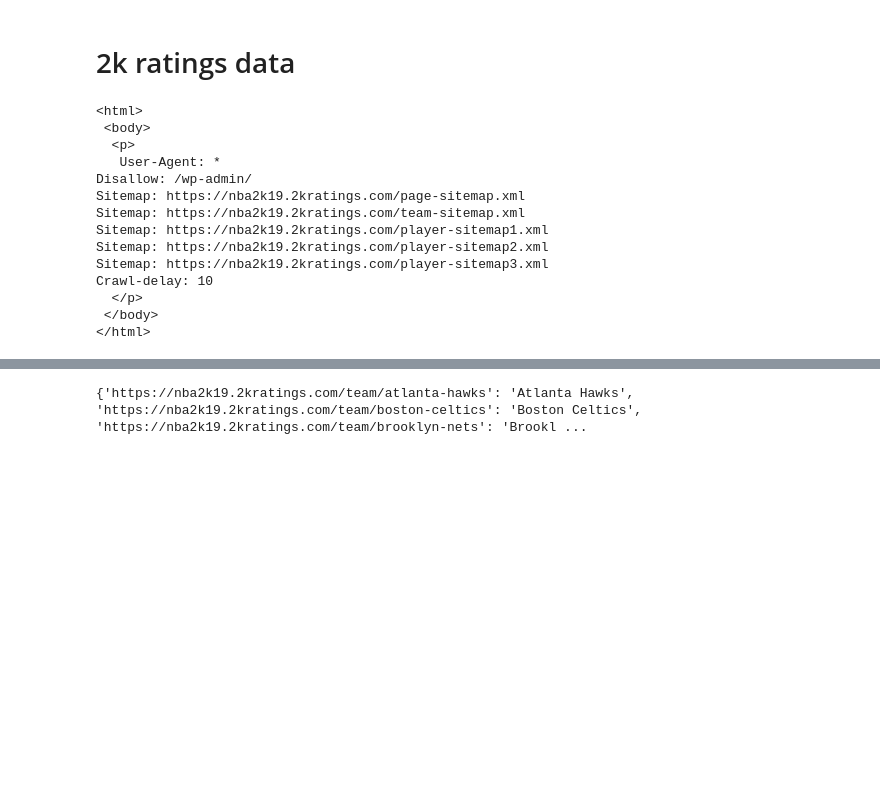
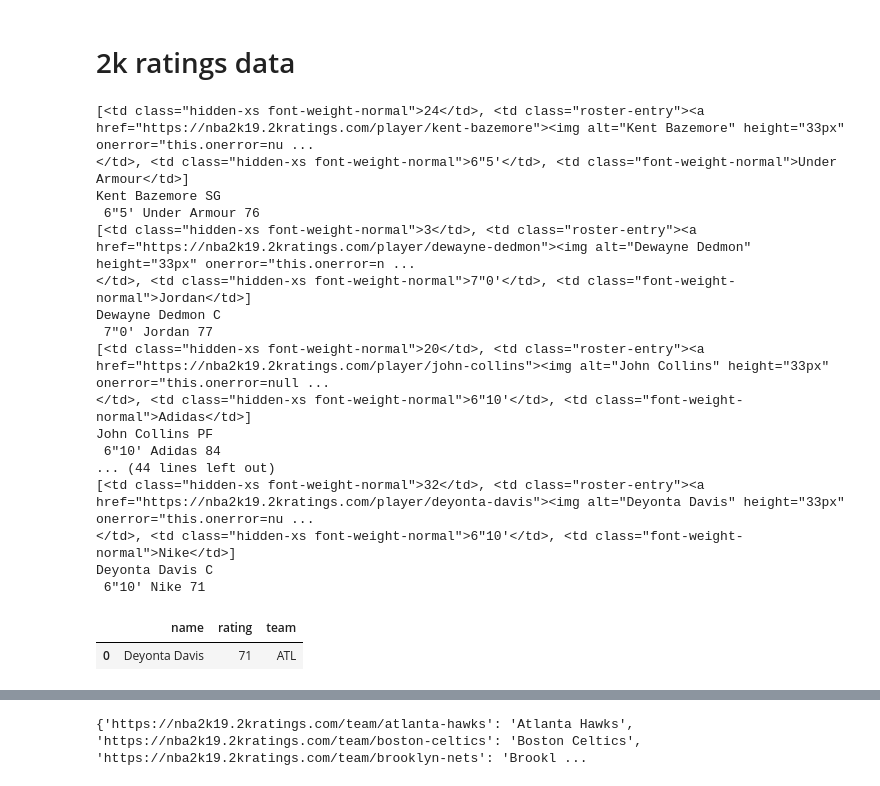
Before and after one commit to rtrinchet/NBA-2K-ratings, a Jupyter notebook: Notebooks/Get_data_2k_plus_stats.ipynb, the cells around one changed output, grey strips where cells are left out. Saved outputs shown, nothing was run; the diff lists cells and outputs as text; code cells hidden in the pictures; blank space fills up the shorter version.

Commit message:
Structure crawler functions

```diff
--- a/Notebooks/Get_data_2k_plus_stats.ipynb
+++ b/Notebooks/Get_data_2k_plus_stats.ipynb
@@ -19,26 +19,56 @@ url="https://nba2k19.2kratings.com"
 
 # robots.txt
 
-def check_robots_txt(url):
-  url_robots = url + '/robots.txt'
-  page = requests.get(url_robots)
-  soup = BeautifulSoup(page.content, 'lxml')
-  print(soup.prettify())
+# def check_robots_txt(url):
+#   url_robots = url + '/robots.txt'
+#   page = requests.get(url_robots)
+#   soup = BeautifulSoup(page.content, 'lxml')
+#   print(soup.prettify())
 
 
-check_robots_txt(url)
+# check_robots_txt(url)
-# %% [output]
-<html>
- <body>
-  <p>
-   User-Agent: *
-Disallow: /wp-admin/
-Sitemap: https://nba2k19.2kratings.com/page-sitemap.xml
-Sitemap: https://nba2k19.2kratings.com/team-sitemap.xml
-Sitemap: https://nba2k19.2kratings.com/player-sitemap1.xml
-Sitemap: https://nba2k19.2kratings.com/player-sitemap2.xml
-Sitemap: https://nba2k19.2kratings.com/player-sitemap3.xml
-Crawl-delay: 10
-  </p>
- </body>
-</html>
+# %%
+url="https://nba2k19.2kratings.com/team/atlanta-hawks"
+page = requests.get(url)
+soup = BeautifulSoup(page.content, 'lxml')
+table = soup.find("tbody")
+
+for player in table.find_all("tr"):
+
+    print(player.find_all("td"))
+    # name of the player
+    name = player.find_all("td")[1].a.text
+    pos = player.find_all("td")[3].text
+#     team = player.find_all("td")[1].small.text
+    # height
+    height =  player.find_all("td")[4].text
+
+    # rating
+    rating = player.find_all("td")[2].span.text
+
+    # brand
+    brand = player.find_all("td")[5].text
+
+    print(name, pos, height, brand, rating )
+    ratings_19 = pd.DataFrame({'name': [name], 'rating': [rating], 'team': ["ATL"]})
+ratings_19
+# %% [output]
+[<td class="hidden-xs font-weight-normal">24</td>, <td class="roster-entry"><a href="https://nba2k19.2kratings.com/player/kent-bazemore"><img alt="Kent Bazemore" height="33px" onerror="this.onerror=nu ...
+</td>, <td class="hidden-xs font-weight-normal">6"5'</td>, <td class="font-weight-normal">Under Armour</td>]
+Kent Bazemore SG
+ 6"5' Under Armour 76
+[<td class="hidden-xs font-weight-normal">3</td>, <td class="roster-entry"><a href="https://nba2k19.2kratings.com/player/dewayne-dedmon"><img alt="Dewayne Dedmon" height="33px" onerror="this.onerror=n ...
+</td>, <td class="hidden-xs font-weight-normal">7"0'</td>, <td class="font-weight-normal">Jordan</td>]
+Dewayne Dedmon C
+ 7"0' Jordan 77
+[<td class="hidden-xs font-weight-normal">20</td>, <td class="roster-entry"><a href="https://nba2k19.2kratings.com/player/john-collins"><img alt="John Collins" height="33px" onerror="this.onerror=null ...
+</td>, <td class="hidden-xs font-weight-normal">6"10'</td>, <td class="font-weight-normal">Adidas</td>]
+John Collins PF
+ 6"10' Adidas 84
+... (44 lines left out)
+[<td class="hidden-xs font-weight-normal">32</td>, <td class="roster-entry"><a href="https://nba2k19.2kratings.com/player/deyonta-davis"><img alt="Deyonta Davis" height="33px" onerror="this.onerror=nu ...
+</td>, <td class="hidden-xs font-weight-normal">6"10'</td>, <td class="font-weight-normal">Nike</td>]
+Deyonta Davis C
+ 6"10' Nike 71
+|  | name | rating | team |
+| 0 | Deyonta Davis | 71 | ATL |
```
Also changed, not shown: parts of 8 cells of this notebook, 1 other file.
